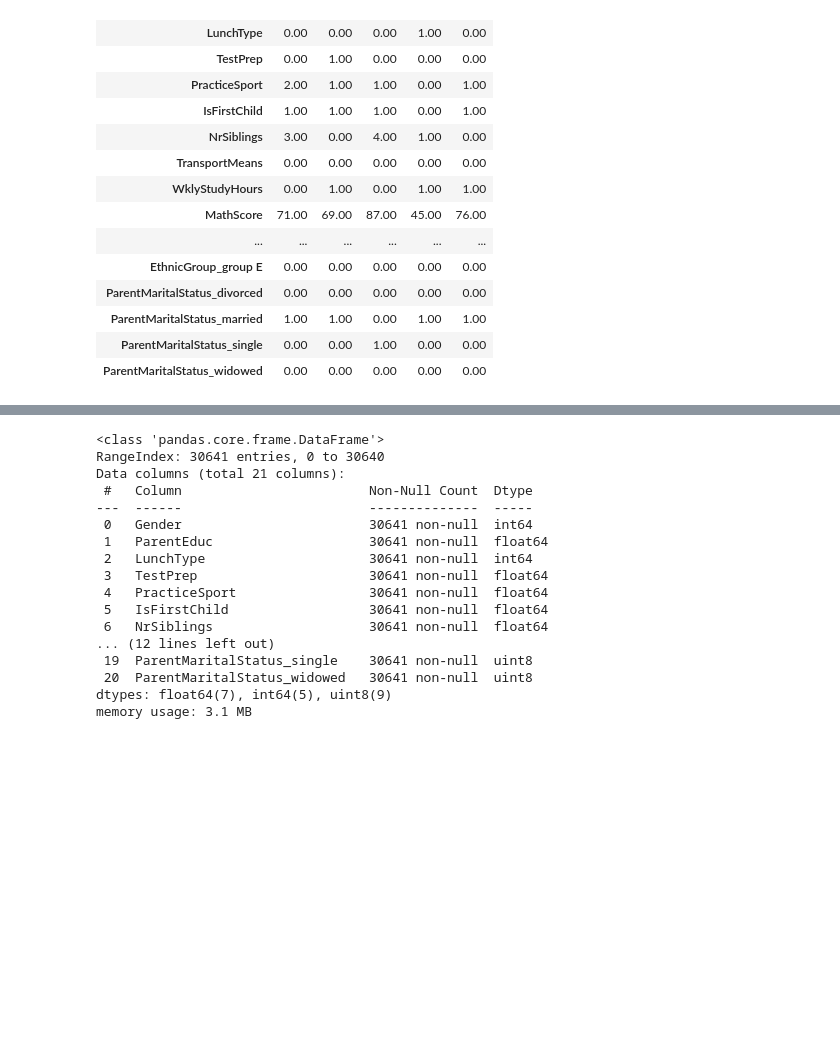
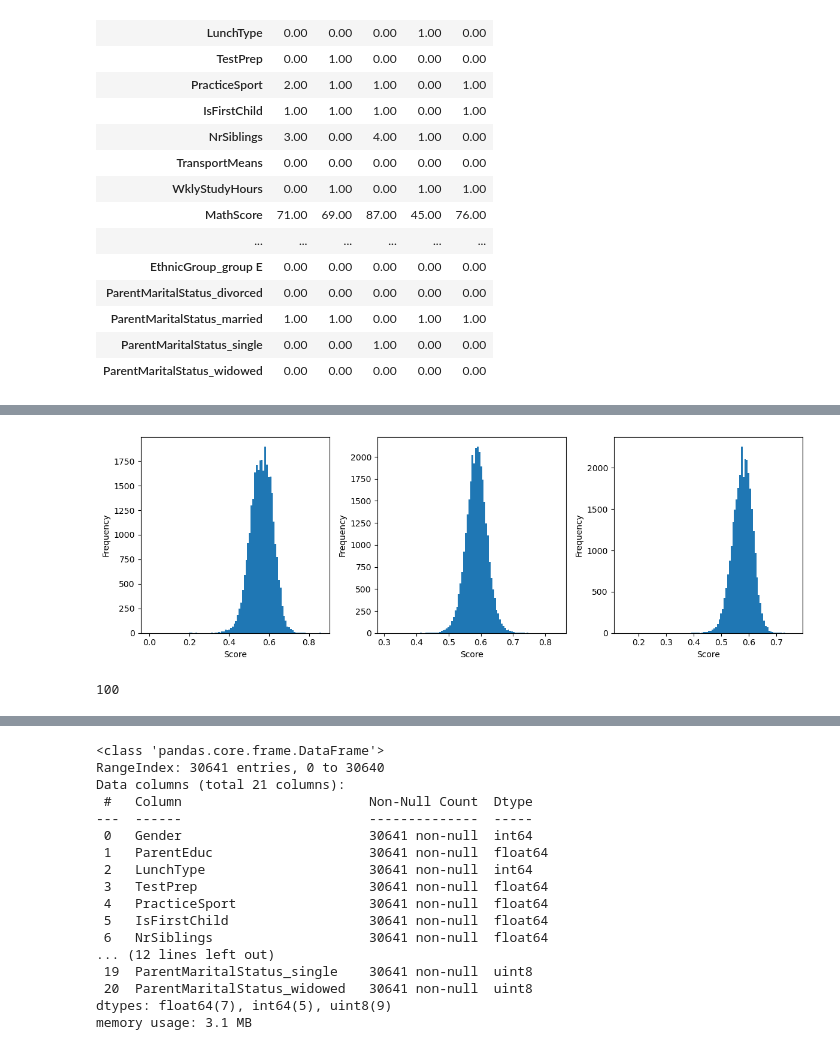
Before and after one commit to onathatice-univr/programming_final_project, a Jupyter notebook: VR503361_final_project.ipynb, the cells around one changed output, grey strips where cells are left out. Saved outputs shown, nothing was run; the diff lists cells and outputs as text; code cells hidden in the pictures; blank space fills up the shorter version.

```diff
--- a/VR503361_final_project.ipynb
+++ b/VR503361_final_project.ipynb
@@ -360,0 +392,19 @@ df_exam_score_copy.head().T
+# %%
+d = preprocessing.normalize(df_exam_score_copy)
+scaled_df = pd.DataFrame(d, columns=df_exam_score_copy.columns)
+# print(scaled_df)
+# %%
+fig, axes = plt.subplots(nrows=1, ncols=3, figsize=(12, 4))
+
+scaled_df['MathScore'].plot(kind='hist', bins=100, ax=axes[0])
+scaled_df['ReadingScore'].plot(kind='hist', bins=100, ax=axes[1])
+scaled_df['WritingScore'].plot(kind='hist', bins=100, ax=axes[2])
+
+for ax in axes:
+    ax.set_xlabel('Score')
+    ax.set_ylabel('Frequency')
+
+plt.tight_layout()
+plt.show()
+# %% [output]
+[figure, added]
@@ -360,0 +434,4 @@ df_exam_score_copy.head().T
+# %%
+df_exam_score_copy.MathScore.max()
+# %% [output]
+100
```
Also changed, not shown: parts of 54 cells of this notebook, 1 other file.
